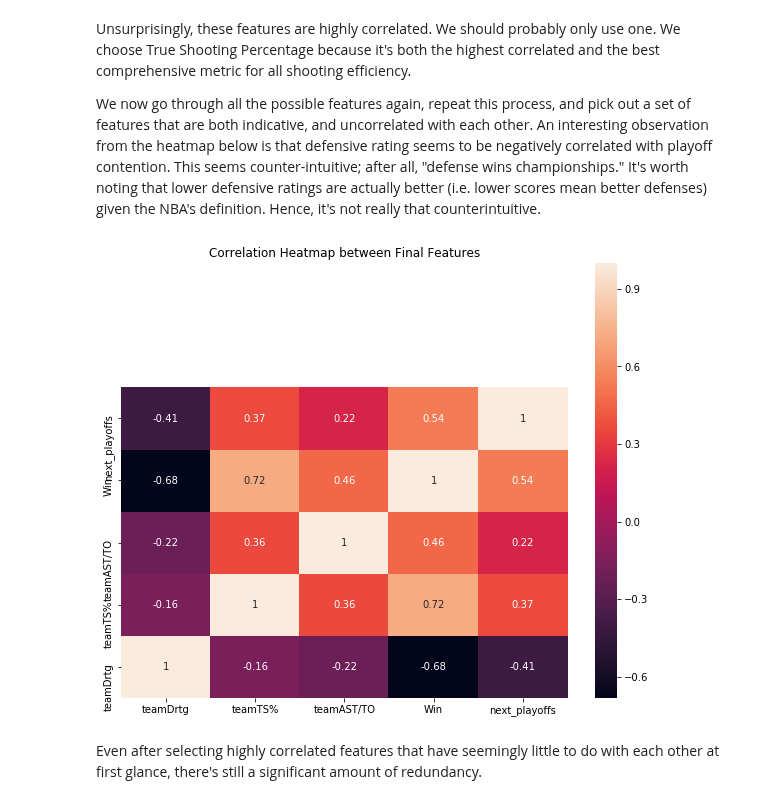
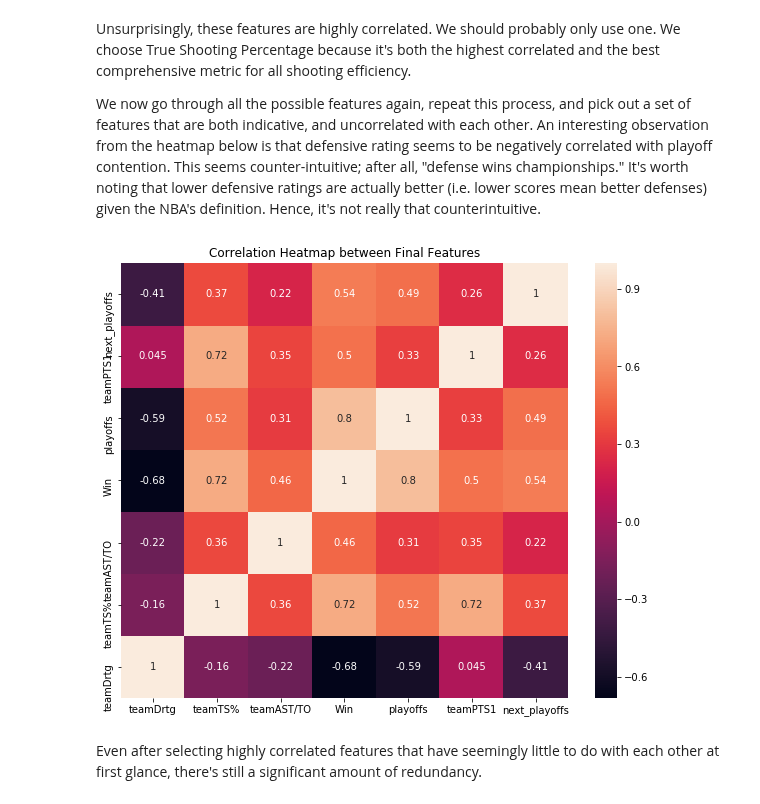
Before and after one commit to ktang98/basketball_analysis, a Jupyter notebook: basketball/basketball_analysis.ipynb, the cells around one changed output. Saved outputs shown, nothing was run; the diff lists cells and outputs as text; code cells hidden in the pictures.

```diff
--- a/basketball/basketball_analysis.ipynb
+++ b/basketball/basketball_analysis.ipynb
@@ -358,23 +358,23 @@ We now go through all the possible features again, repeat this process, and pick
 # %%
 # final_features = ['Win', 'playoffs', 'teamDrtg', 'teamTS%']
 # final_features = ['Win', 'playoffs', 'teamDrtg', 'teamOrtg', 'teamPTS7', 'teamBLK%']
 # final_features = ['teamTRB', 'teamPF', 'playoffs', 'teamDrtg', 'teamDRB', 'Win']
 # final_features = ['teamSTL/TO', 'teamAR', 'teamORB', 'teamDrtg', 'teamFG%', 'playoffs']
 # final_features = ['teamTO%', 'teamTRB', 'teamPF', 'teamDrtg', 'teamFG%', 'playoffs']
 
 # our final feature selection
-final_features = ['teamDrtg', 'teamTS%', 'teamAST/TO', 'Win']
+final_features = ['teamDrtg', 'teamTS%', 'teamAST/TO', 'Win', 'playoffs', 'teamPTS1']
 
 # create the correlation heatmap
 final_mov_avg = training_data[final_features + ['next_playoffs']]
 plt.figure(figsize=(10, 8))
 shot_heatmap = sns.heatmap(final_mov_avg.corr(), annot=True)
 plt.title("Correlation Heatmap between Final Features")
 
 # this line of code below fixes a sns.heatmap bug with newer iterations of matplotlib
 shot_heatmap.set_ylim(0, 7);
 # %% [output]
-[figure, old version]
+[figure, new version]
 # %% [markdown]
 Even after selecting highly correlated features that have seemingly little to do with each other at first glance, there's still a significant amount of redundancy.
 # %% [markdown]
```
Also changed, not shown: parts of 35 cells of this notebook.
